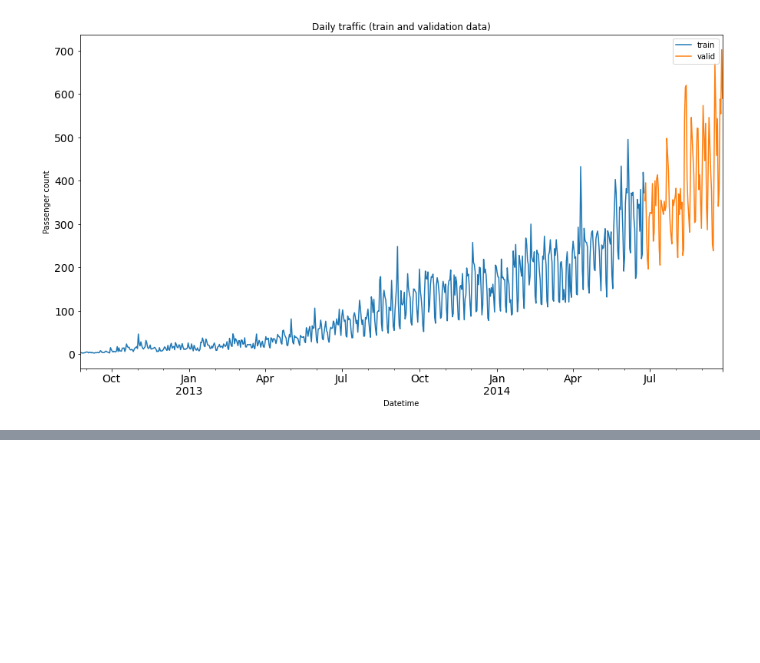
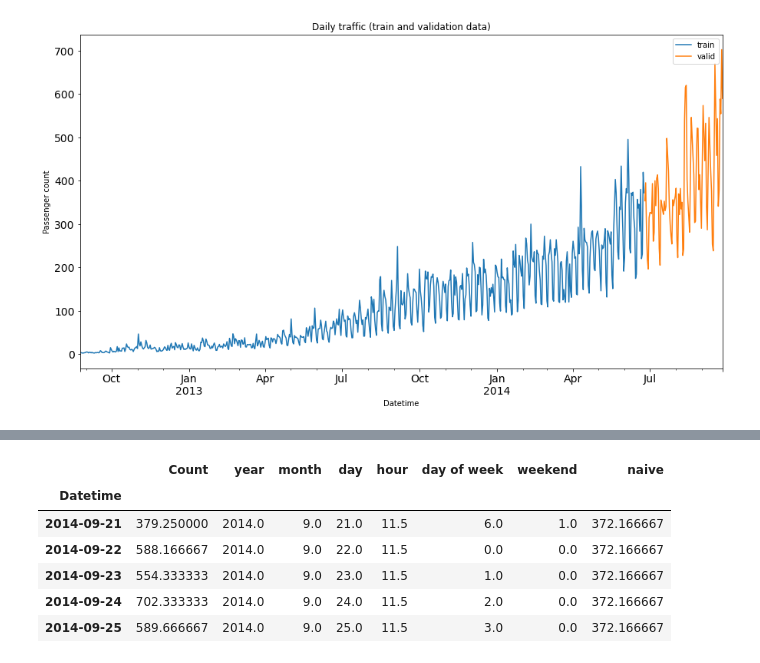
Before and after one commit to MAyub114/time_series_forecasting, a Jupyter notebook: ts_forecasting.ipynb, the cells around one changed output, grey strips where cells are left out. Saved outputs shown, nothing was run; the diff lists cells and outputs as text; code cells hidden in the pictures; blank space fills up the shorter version.

```diff
--- a/ts_forecasting.ipynb
+++ b/ts_forecasting.ipynb
@@ -319,0 +362,10 @@ plt.show()
+# %%
+y_hat.tail()
+# %% [output]
+|  | Count | year | month | day | hour | day of week | weekend | naive |
+| Datetime |  |  |  |  |  |  |  |  |
+| 2014-09-21 | 379.250000 | 2014.0 | 9.0 | 21.0 | 11.5 | 6.0 | 1.0 | 372.166667 |
+| 2014-09-22 | 588.166667 | 2014.0 | 9.0 | 22.0 | 11.5 | 0.0 | 0.0 | 372.166667 |
+| 2014-09-23 | 554.333333 | 2014.0 | 9.0 | 23.0 | 11.5 | 1.0 | 0.0 | 372.166667 |
+| 2014-09-24 | 702.333333 | 2014.0 | 9.0 | 24.0 | 11.5 | 2.0 | 0.0 | 372.166667 |
+| 2014-09-25 | 589.666667 | 2014.0 | 9.0 | 25.0 | 11.5 | 3.0 | 0.0 | 372.166667 |
```
Also changed, not shown: parts of 9 cells of this notebook.
